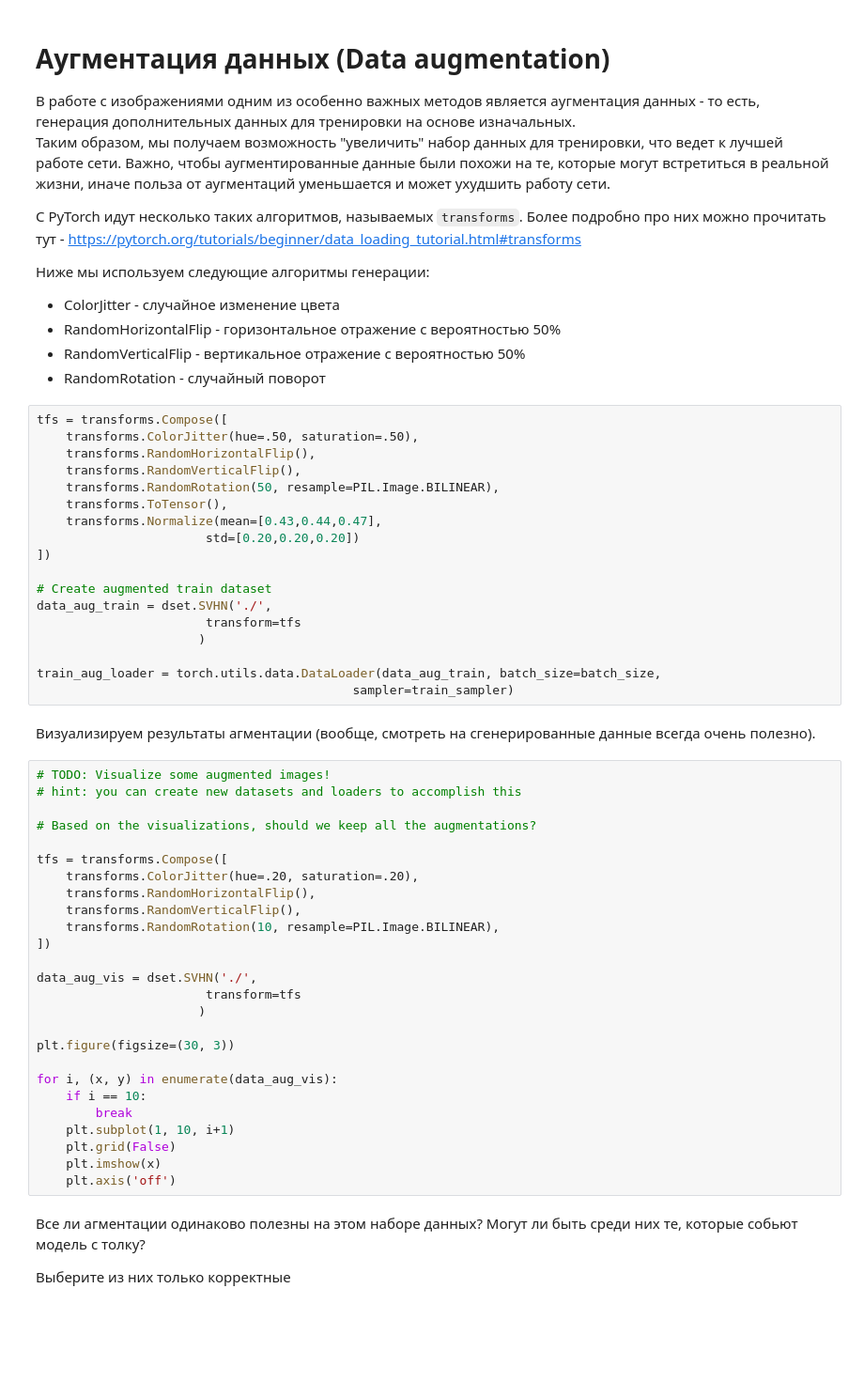
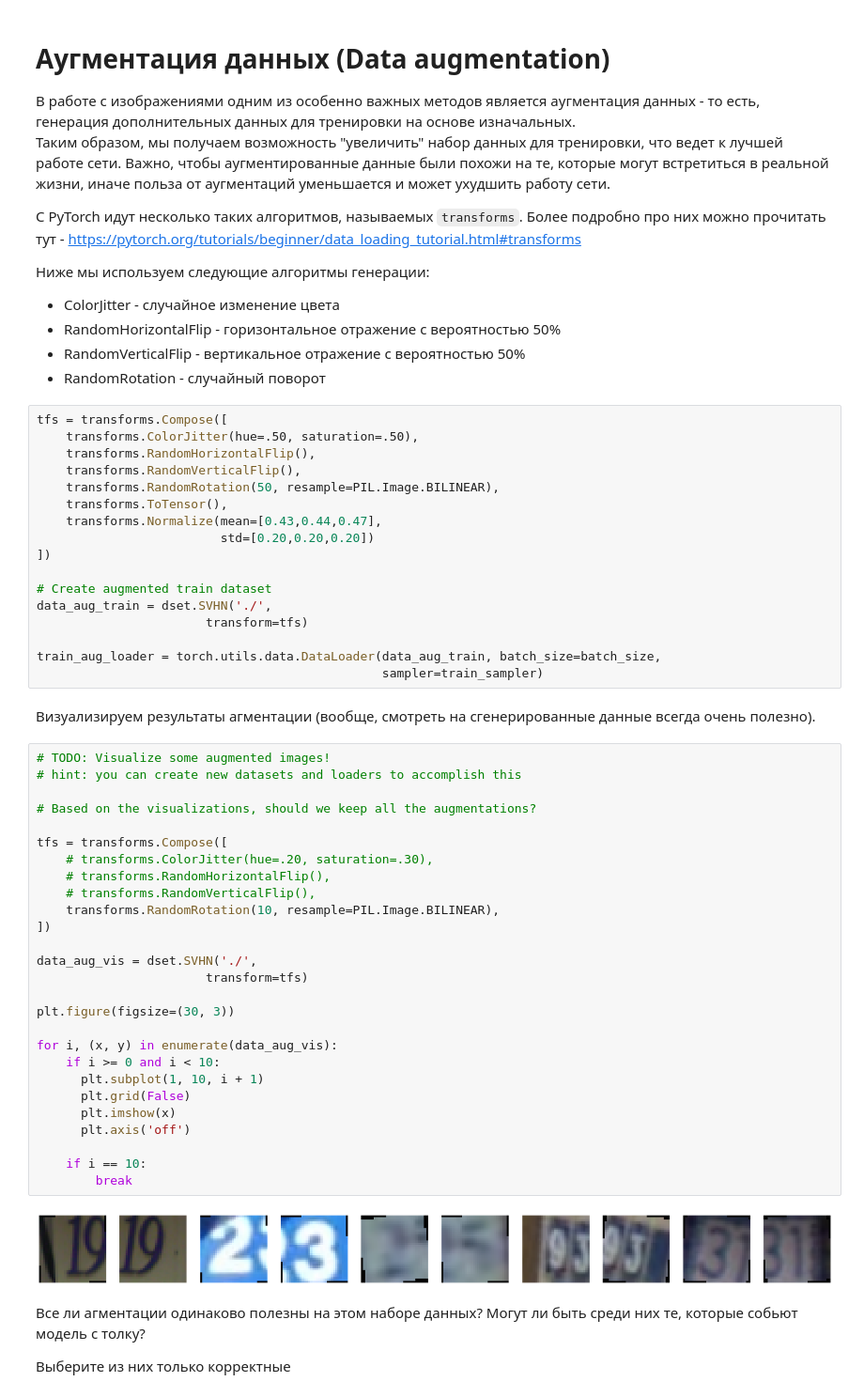
Before and after one commit to denisart/dl_course, a Jupyter notebook: assignments/assignment3/PyTorch_CNN.ipynb, the cells around one changed output. Shown: that part at 94% size. Cells and saved outputs as stored; diff of their text form; blank space fills up the shorter version.

```diff
--- a/assignments/assignment3/PyTorch_CNN.ipynb
+++ b/assignments/assignment3/PyTorch_CNN.ipynb
@@ -172,44 +212,46 @@ tfs = transforms.Compose([
     transforms.RandomRotation(50, resample=PIL.Image.BILINEAR),
     transforms.ToTensor(),
     transforms.Normalize(mean=[0.43,0.44,0.47],
-                       std=[0.20,0.20,0.20])
+                         std=[0.20,0.20,0.20])
 ])
 
 # Create augmented train dataset
 data_aug_train = dset.SVHN('./',
-                       transform=tfs
-                      )
+                       transform=tfs)
 
 train_aug_loader = torch.utils.data.DataLoader(data_aug_train, batch_size=batch_size,
-                                           sampler=train_sampler)
+                                               sampler=train_sampler)
 # %% [markdown]
 Визуализируем результаты агментации (вообще, смотреть на сгенерированные данные всегда очень полезно).
 # %%
 # TODO: Visualize some augmented images!
 # hint: you can create new datasets and loaders to accomplish this
 
 # Based on the visualizations, should we keep all the augmentations?
 
 tfs = transforms.Compose([
-    transforms.ColorJitter(hue=.20, saturation=.20),
-    transforms.RandomHorizontalFlip(),
-    transforms.RandomVerticalFlip(),
+    # transforms.ColorJitter(hue=.20, saturation=.30),
+    # transforms.RandomHorizontalFlip(),
+    # transforms.RandomVerticalFlip(),
     transforms.RandomRotation(10, resample=PIL.Image.BILINEAR),
 ])
 
 data_aug_vis = dset.SVHN('./',
-                       transform=tfs
-                      )
+                       transform=tfs)
 
 plt.figure(figsize=(30, 3))
 
 for i, (x, y) in enumerate(data_aug_vis):
+    if i >= 0 and i < 10:
+      plt.subplot(1, 10, i + 1)
+      plt.grid(False)
+      plt.imshow(x)
+      plt.axis('off')
+
     if i == 10:
         break
-    plt.subplot(1, 10, i+1)
-    plt.grid(False)
-    plt.imshow(x)
-    plt.axis('off')
+# %% [output]
+[figure, added]
 # %% [markdown]
 Все ли агментации одинаково полезны на этом наборе данных? Могут ли быть среди них те, которые собьют модель с толку?
 
```
Also changed, not shown: parts of 10 cells of this notebook.
